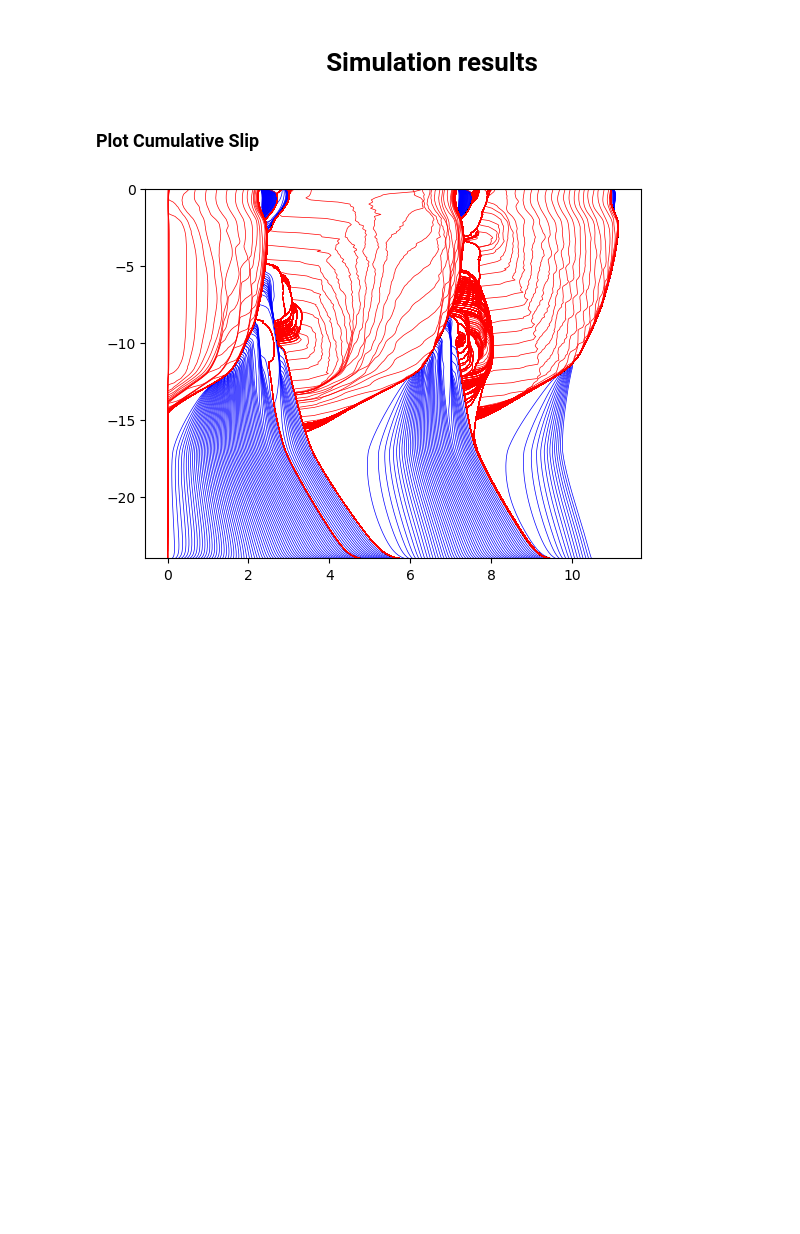
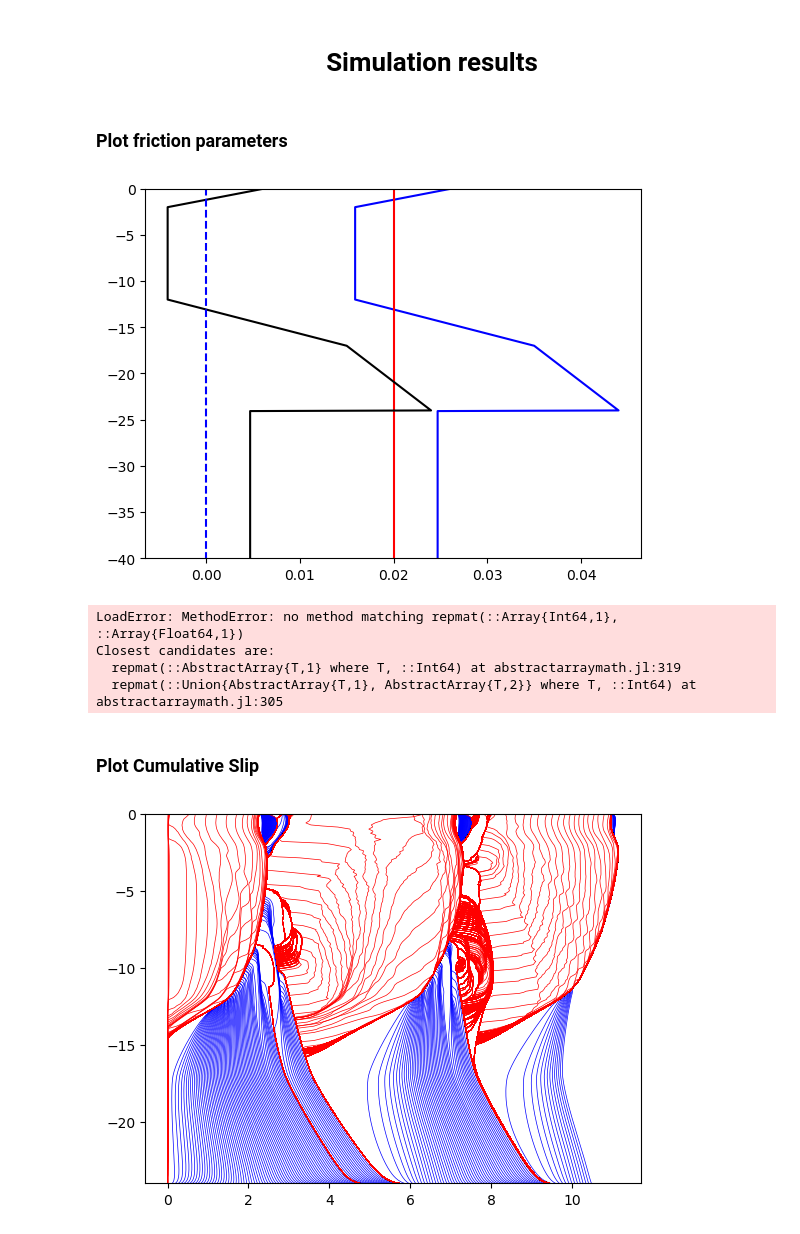
Before and after one commit to thehalfspace/JuliaSEM, a Jupyter notebook: Plot results.ipynb, the cells around one changed output. Saved outputs shown, nothing was run; the diff lists cells and outputs as text; code cells hidden in the pictures; blank space fills up the shorter version.

```diff
--- a/Plot results.ipynb
+++ b/Plot results.ipynb
@@ -8,3 +8,22 @@ using PyPlot
+# %% [markdown]
+<h3> Plot friction parameters
+# %%
+# Plot rate and state friction parameters
+plot(cca, FltX/1e3, "b-")
+plot(ccb, FltX/1e3, "r-")
+plot(cca-ccb, FltX/1e3, "k-")
+plot(repmat([0], FaultNglob), FltX/1e3, "b--")
+ylim([-40, 0])
+show()
+# %% [output]
+[figure, added]
+# %%
+repmat([0], FltX)
+# %% [output]
+LoadError: MethodError: no method matching repmat(::Array{Int64,1}, ::Array{Float64,1})
+Closest candidates are:
+  repmat(::AbstractArray{T,1} where T, ::Int64) at abstractarraymath.jl:319
+  repmat(::Union{AbstractArray{T,1}, AbstractArray{T,2}} where T, ::Int64) at abstractarraymath.jl:305
 # %% [markdown]
 <h3> Plot Cumulative Slip
 # %%
```
Also changed, not shown: parts of 1 cell of this notebook, 5 other files.
